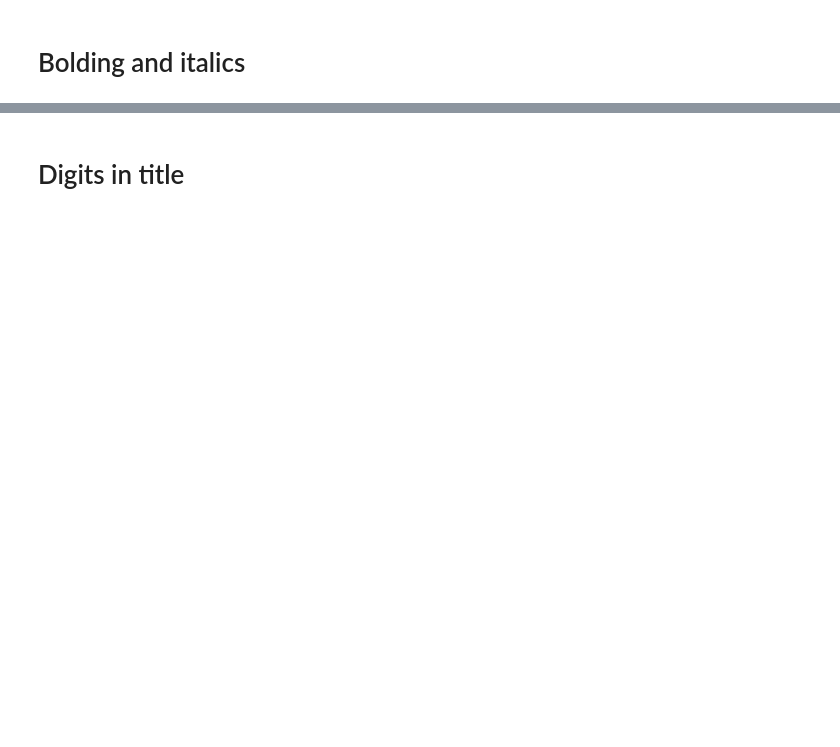
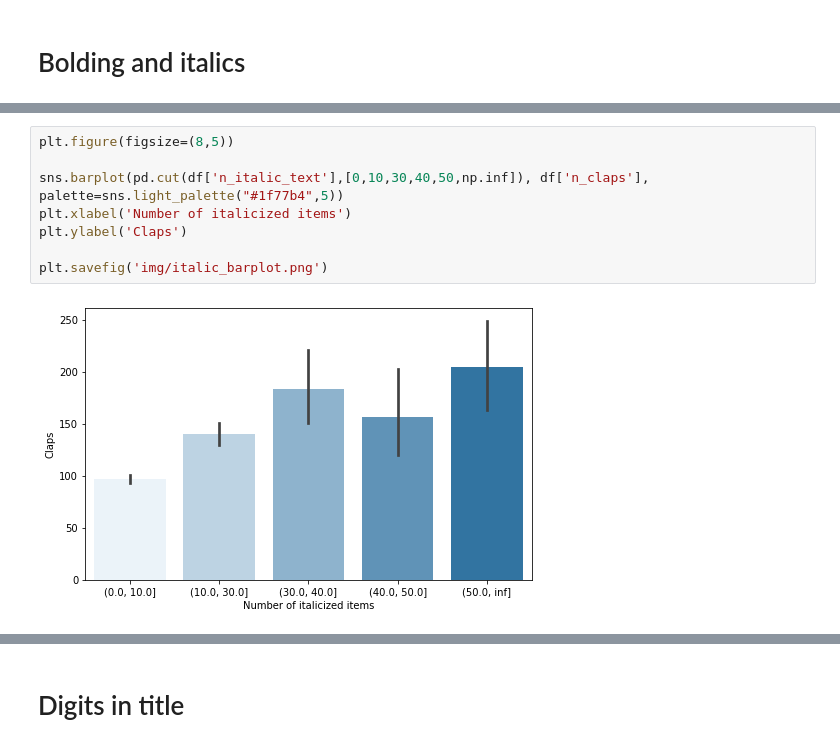
Before and after one commit to collindching/maximizing-medium-claps, a Jupyter notebook: 5 - Visualizations.ipynb, the cells around one changed output, grey strips where cells are left out. Drawn from its saved outputs; the diff is of its cells as text; blank space fills up the shorter version.

```diff
--- a/5 - Visualizations.ipynb
+++ b/5 - Visualizations.ipynb
@@ -139,0 +132,10 @@ Incorporating 6 claps seems to make sense for these articles.
+# %%
+plt.figure(figsize=(8,5))
+
+sns.barplot(pd.cut(df['n_italic_text'],[0,10,30,40,50,np.inf]), df['n_claps'], palette=sns.light_palette("#1f77b4",5))
+plt.xlabel('Number of italicized items')
+plt.ylabel('Claps')
+
+plt.savefig('img/italic_barplot.png')
+# %% [output]
+[figure, added]
```
Also changed, not shown: parts of 15 cells of this notebook, 12 other files.
